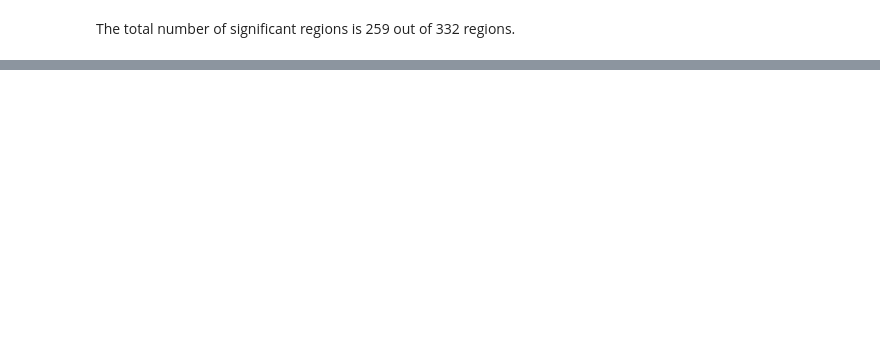
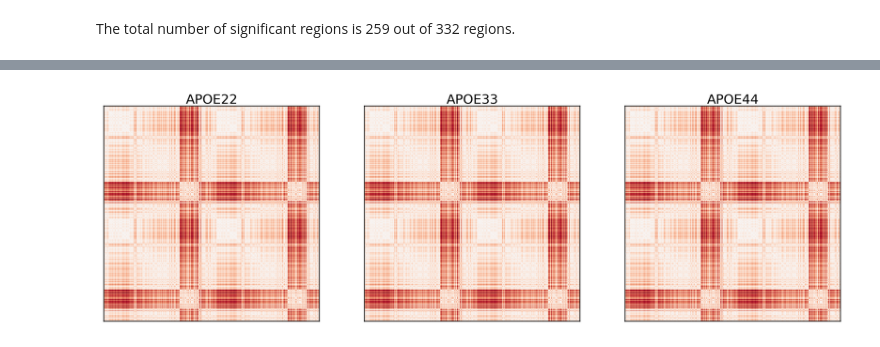
Before and after one commit to neurodata/badea-mouse, a Jupyter notebook: docs/2023-03-01-volume-differences.ipynb, the cells around one changed output, grey strips where cells are left out. Cells and saved outputs as stored; diff of their text form; code cells hidden in the pictures; blank space fills up the shorter version.

```diff
--- a/docs/2023-03-01-volume-differences.ipynb
+++ b/docs/2023-03-01-volume-differences.ipynb
@@ -112,7 +113,7 @@ apoe3 = vol_dists[labels == "APOE33"]
 apoe4 = vol_dists[labels == "APOE44"]
 
 
-def worker(x, y, z, reps=1000000, auto=False):
+def worker(x, y, z, reps=50000, auto=False):
     stat, pval = KSample("Dcorr").test(x, y, z, auto=auto, reps=reps)
 
     return stat, pval
@@ -230,0 +208,11 @@ The total number of significant regions is 259 out of 332 regions.
+# %%
+vertex_df = load_vertex_df()
+fas, labels = load_fa()
+
+# normalize volumes
+for i in range(fas.shape[0]):
+    fas[i] /= fas[i].max()
+unique_labels = np.unique(labels)
+
+# make distance matrices
+fa_dists = np.array([squareform(pdist(v.reshape(-1, 1))) for v in fas])
@@ -230,0 +223,23 @@ The total number of significant regions is 259 out of 332 regions.
+# %%
+means = [fa_dists[labels == label].mean(axis=0) for label in np.unique(labels)]
+
+## plot the mean differences per genotype
+fig, ax = plt.subplots(
+    ncols=3,
+    figsize=(10, 3),
+    constrained_layout=True,
+    dpi=300,
+    gridspec_kw=dict(width_ratios=[1, 1, 1]),
+)
+
+for idx, label in enumerate(np.unique(labels)):
+    data = fa_dists[labels == label].mean(axis=0)
+    gp.plot.adjplot(
+        means[idx],
+        ax=ax[idx],
+        # meta=vertex_name,
+        # group=["Hemisphere_abbrev"],
+    )
+    ax[idx].set_title(f"{label}", pad=0, size=12)
+# %% [output]
+[figure, added]
```
Also changed, not shown: parts of 39 cells of this notebook, 7 other files.
